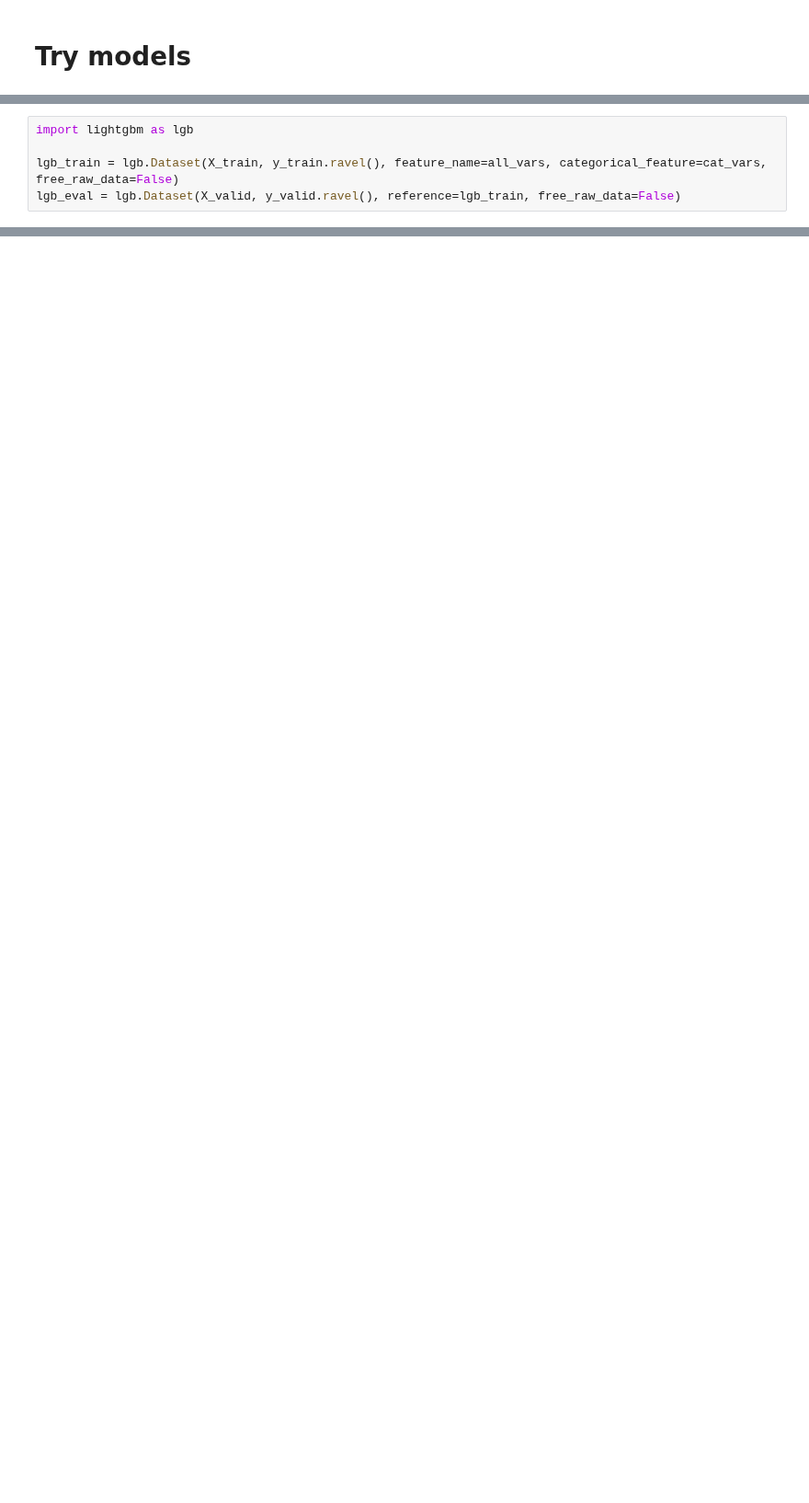
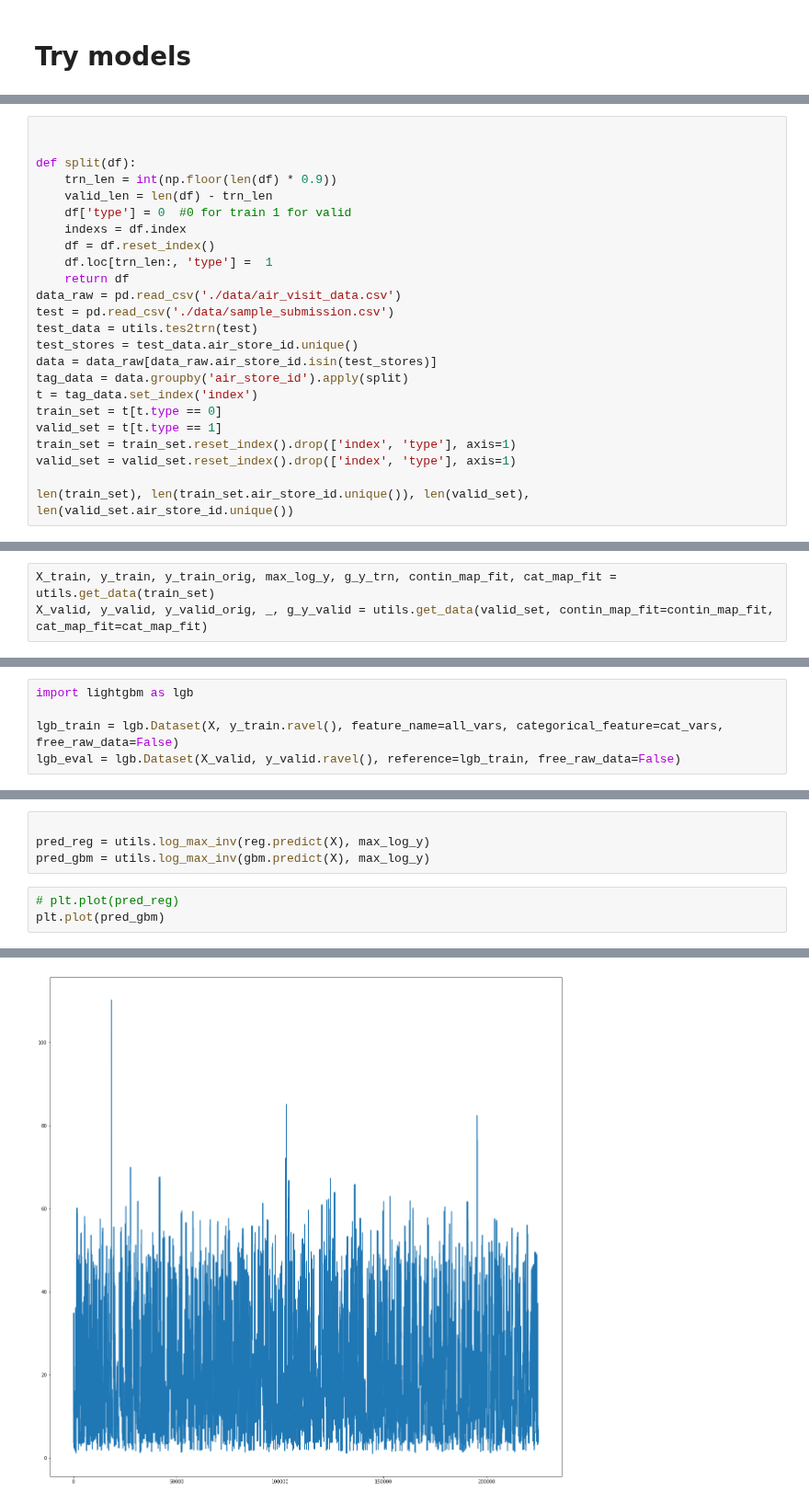
Before and after one commit to xiaochuan-du/ml_utils, a Jupyter notebook: proj/RRVF/try_model.ipynb, the cells around one changed output, grey strips where cells are left out. Shown at 92% size. Cells and saved outputs as stored; diff of their text form; blank space fills up the shorter version.

```diff
--- a/proj/RRVF/try_model.ipynb
+++ b/proj/RRVF/try_model.ipynb
@@ -241,0 +54,24 @@ data set: 1/1 train loss: 0.4891695065425423, valid loss: 0.4913065840046058
+# %%
+
+
+def split(df):
+    trn_len = int(np.floor(len(df) * 0.9))
+    valid_len = len(df) - trn_len
+    df['type'] = 0  #0 for train 1 for valid
+    indexs = df.index
+    df = df.reset_index()
+    df.loc[trn_len:, 'type'] =  1
+    return df
+data_raw = pd.read_csv('./data/air_visit_data.csv')
+test = pd.read_csv('./data/sample_submission.csv')
+test_data = utils.tes2trn(test)
+test_stores = test_data.air_store_id.unique()
+data = data_raw[data_raw.air_store_id.isin(test_stores)]
+tag_data = data.groupby('air_store_id').apply(split)
+t = tag_data.set_index('index')
+train_set = t[t.type == 0]
+valid_set = t[t.type == 1]
+train_set = train_set.reset_index().drop(['index', 'type'], axis=1)
+valid_set = valid_set.reset_index().drop(['index', 'type'], axis=1)
+
+len(train_set), len(train_set.air_store_id.unique()), len(valid_set), len(valid_set.air_store_id.unique())
@@ -241,0 +87,3 @@ data set: 1/1 train loss: 0.4891695065425423, valid loss: 0.4913065840046058
+# %%
+X_train, y_train, y_train_orig, max_log_y, g_y_trn, contin_map_fit, cat_map_fit = utils.get_data(train_set)
+X_valid, y_valid, y_valid_orig, _, g_y_valid = utils.get_data(valid_set, contin_map_fit=contin_map_fit, cat_map_fit=cat_map_fit)
@@ -242,7 +130,7 @@ data set: 1/1 train loss: 0.4891695065425423, valid loss: 0.4913065840046058
 # %%
 import lightgbm as lgb
 
-lgb_train = lgb.Dataset(X_train, y_train.ravel(), feature_name=all_vars, categorical_feature=cat_vars, free_raw_data=False)
+lgb_train = lgb.Dataset(X, y_train.ravel(), feature_name=all_vars, categorical_feature=cat_vars, free_raw_data=False)
 lgb_eval = lgb.Dataset(X_valid, y_valid.ravel(), reference=lgb_train, free_raw_data=False)
 # %%
 # specify your configurations as a dict
@@ -351,0 +247,8 @@ rmsle(tidy_data['prop_yhat'].values[split_point:].ravel(), y_valid_orig.ravel())
+# %%
+
+pred_reg = utils.log_max_inv(reg.predict(X), max_log_y)
+pred_gbm = utils.log_max_inv(gbm.predict(X), max_log_y)
+# %%
+# plt.plot(pred_reg)
+plt.plot(pred_gbm)
+# %% [output]
@@ -351,0 +256 @@ rmsle(tidy_data['prop_yhat'].values[split_point:].ravel(), y_valid_orig.ravel())
+[figure, added]
```
Also changed, not shown: parts of 22 cells of this notebook, 1 other file.
